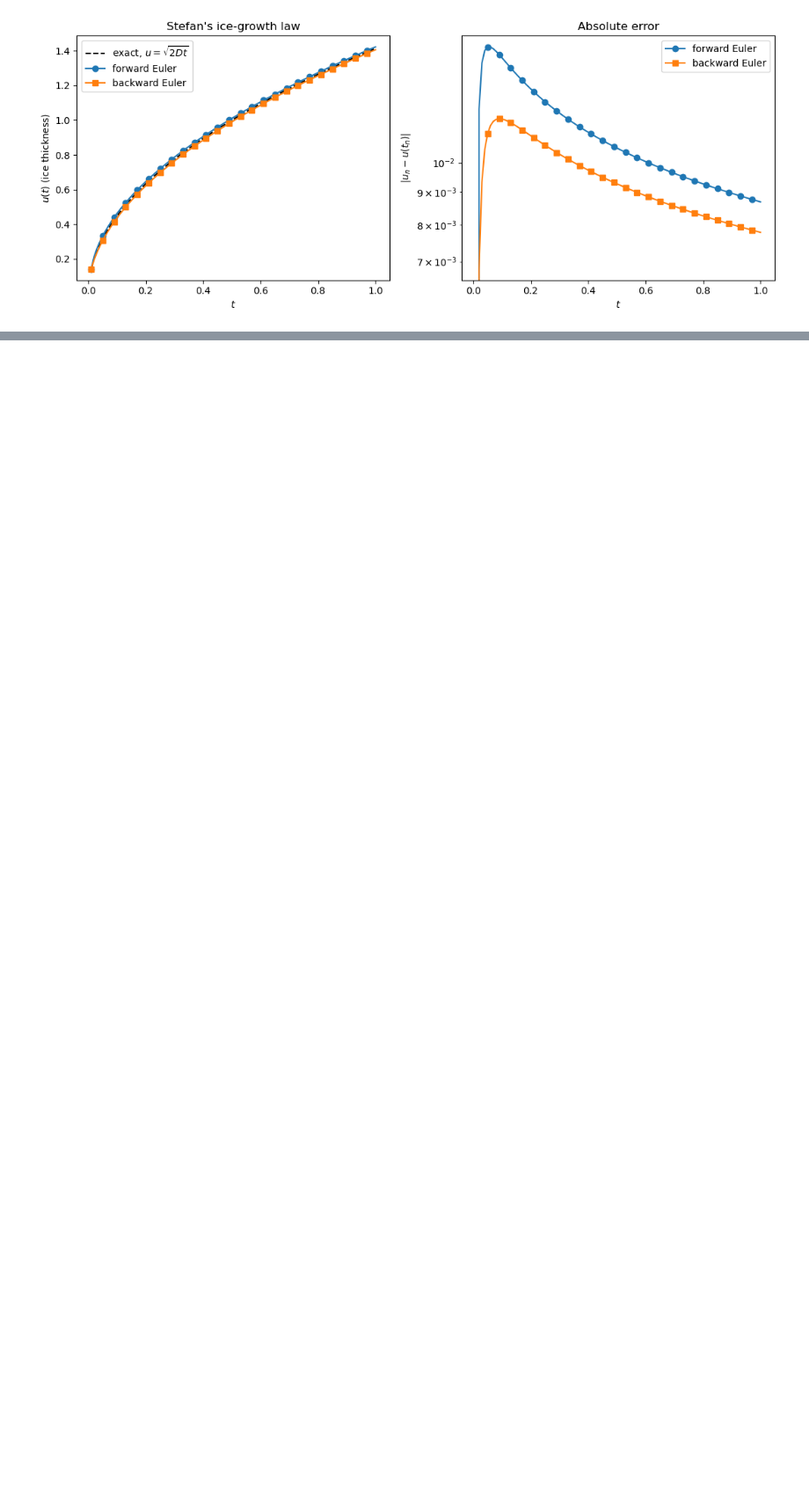
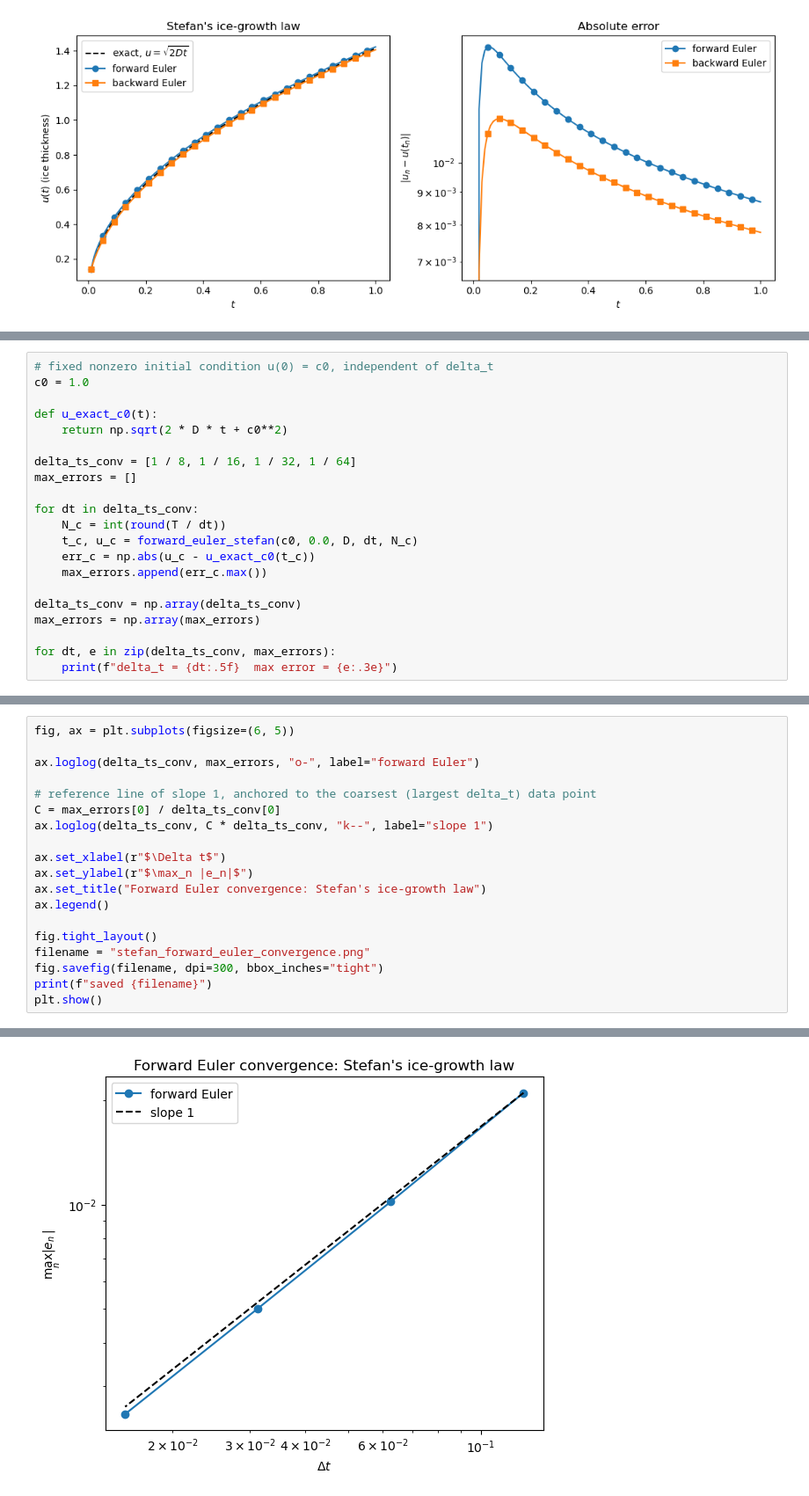
Before and after one commit to TADSGroup/AMATH-481-581-public, a Jupyter notebook: Lectures/Lec4/stefan_ice_growth.ipynb, the cells around one changed output, grey strips where cells are left out. Shown at 88% size. Saved outputs shown, nothing was run; the diff lists cells and outputs as text; blank space fills up the shorter version.

```diff
--- a/Lectures/Lec4/stefan_ice_growth.ipynb
+++ b/Lectures/Lec4/stefan_ice_growth.ipynb
@@ -122,0 +144,21 @@ plt.show()
+# %%
+# fixed nonzero initial condition u(0) = c0, independent of delta_t
+c0 = 1.0
+
+def u_exact_c0(t):
+    return np.sqrt(2 * D * t + c0**2)
+
+delta_ts_conv = [1 / 8, 1 / 16, 1 / 32, 1 / 64]
+max_errors = []
+
+for dt in delta_ts_conv:
+    N_c = int(round(T / dt))
+    t_c, u_c = forward_euler_stefan(c0, 0.0, D, dt, N_c)
+    err_c = np.abs(u_c - u_exact_c0(t_c))
+    max_errors.append(err_c.max())
+
+delta_ts_conv = np.array(delta_ts_conv)
+max_errors = np.array(max_errors)
+
+for dt, e in zip(delta_ts_conv, max_errors):
+    print(f"delta_t = {dt:.5f}  max error = {e:.3e}")
@@ -122,0 +170,20 @@ plt.show()
+# %%
+fig, ax = plt.subplots(figsize=(6, 5))
+
+ax.loglog(delta_ts_conv, max_errors, "o-", label="forward Euler")
+
+# reference line of slope 1, anchored to the coarsest (largest delta_t) data point
+C = max_errors[0] / delta_ts_conv[0]
+ax.loglog(delta_ts_conv, C * delta_ts_conv, "k--", label="slope 1")
+
+ax.set_xlabel(r"$\Delta t$")
+ax.set_ylabel(r"$\max_n |e_n|$")
+ax.set_title("Forward Euler convergence: Stefan's ice-growth law")
+ax.legend()
+
+fig.tight_layout()
+filename = "stefan_forward_euler_convergence.png"
+fig.savefig(filename, dpi=300, bbox_inches="tight")
+print(f"saved {filename}")
+plt.show()
+# %% [output]
@@ -122,0 +191 @@ plt.show()
+[figure, added]
```
Also changed, not shown: parts of 4 cells of this notebook, 9 other files.
